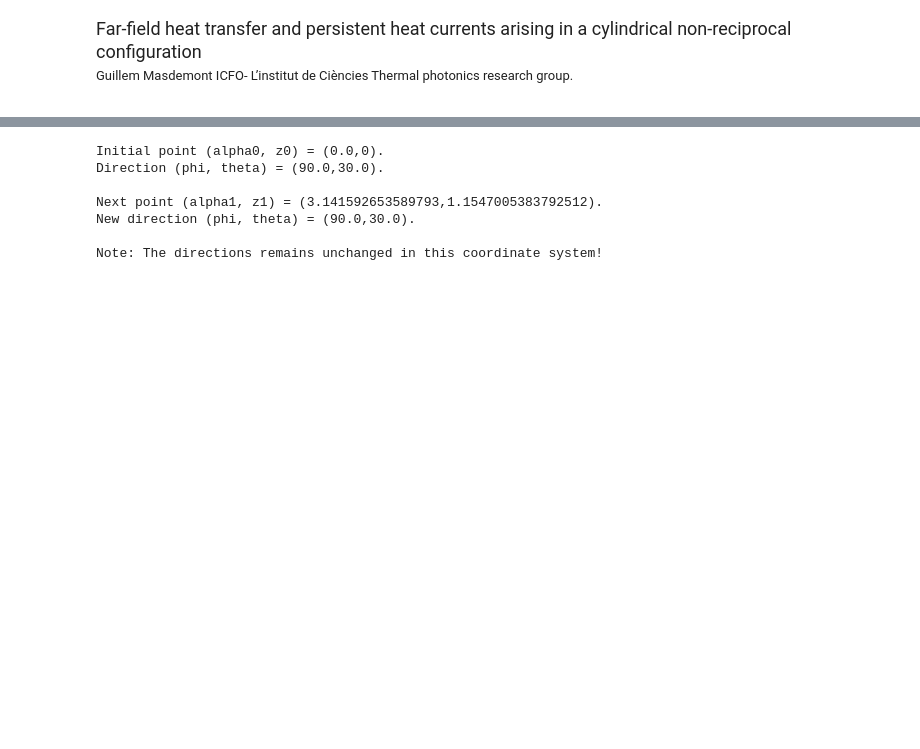
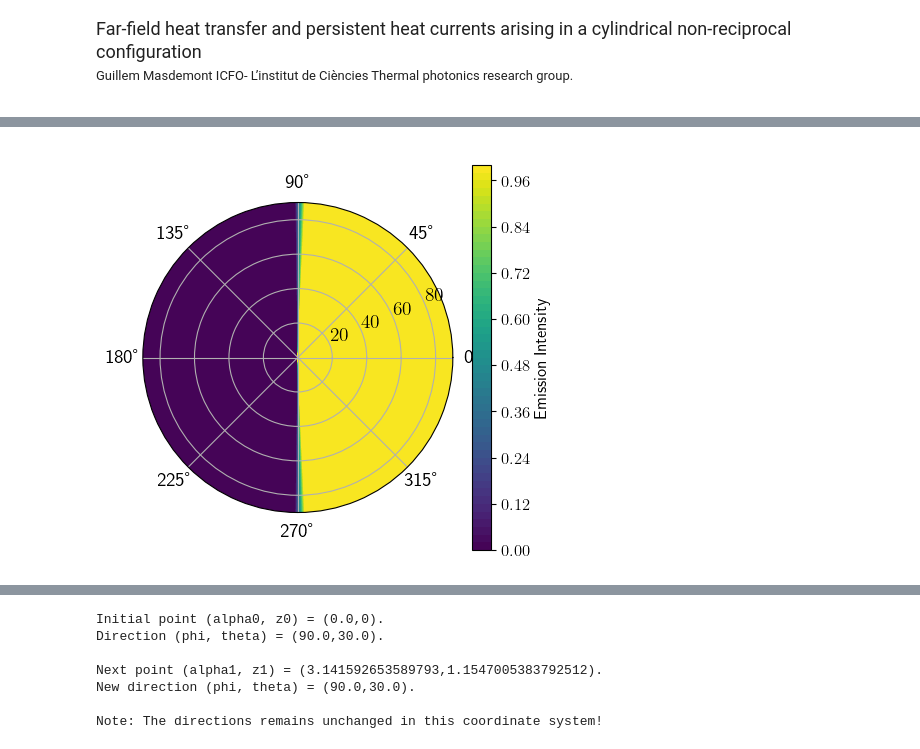
Before and after one commit to GuillemMasdemont/Far-field-heat-transfer-and-monochromatic-heat-currents-in-a-cylindrical-nonreciprocal-cavity, a Jupyter notebook: TP_Cylinder_3.ipynb, the cells around one changed output, grey strips where cells are left out. Drawn from its saved outputs; the diff is of its cells as text; code cells hidden in the pictures; blank space fills up the shorter version.

```diff
--- a/TP_Cylinder_3.ipynb
+++ b/TP_Cylinder_3.ipynb
@@ -56,18 +128,22 @@ def r(theta, phi):
 # %%
 #On-Off emissivity profile
 def e(theta, phi):
     if phi < 0:
         phi = phi + 2*np.pi
     if phi > np.pi/2 and phi < 3/2*np.pi:
         return 0
     else:
         return 1
 
 def a(theta, phi):
     return e(-theta, phi)
 
 def r(theta, phi):
     return 1 - a(theta, phi)
+
+emissivity_plotter(dpi_theta=100, dpi_varphi=100)
+# %% [output]
+[figure, added]
 # %%
 #Weyl semimetal emissivity profile
 def Rp(theta, phi):
```
Also changed, not shown: parts of 37 cells of this notebook.
